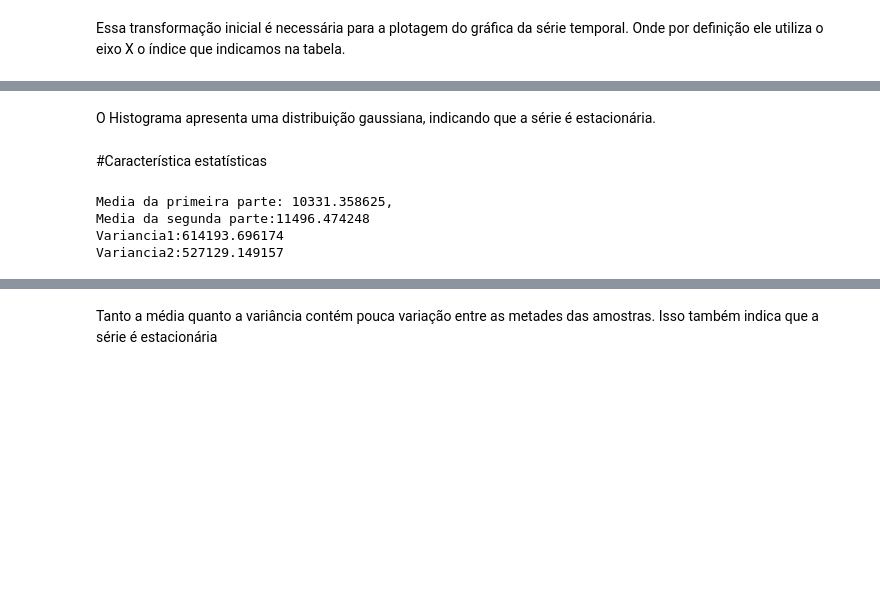
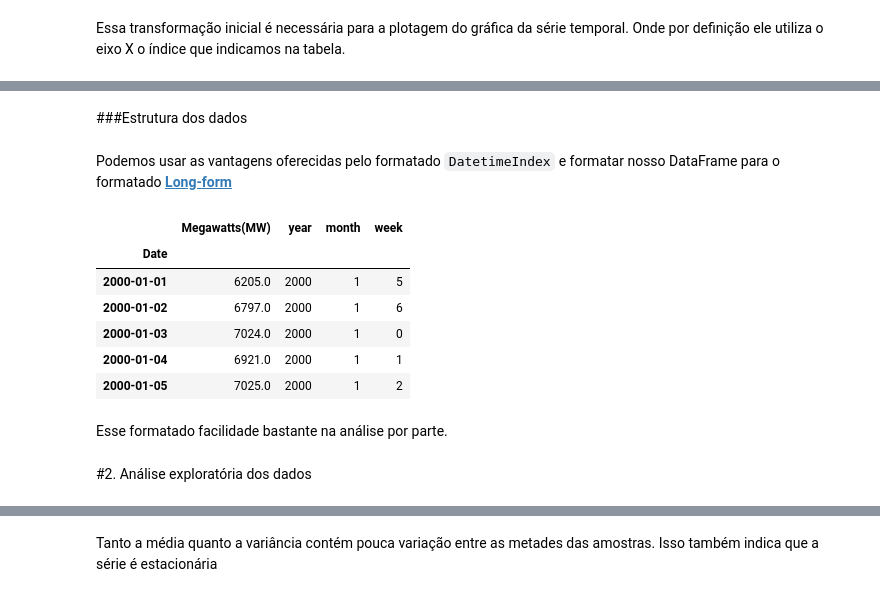
Before and after one commit to ailsonramon/timeseries, a Jupyter notebook: TS_daily_analysis_energy_2000_2021_Brazillian_Northeast_Region.ipynb, the cells around one changed output, grey strips where cells are left out. Cells and saved outputs as stored; diff of their text form; code cells hidden in the pictures; blank space fills up the shorter version.

````diff
--- a/TS_daily_analysis_energy_2000_2021_Brazillian_Northeast_Region.ipynb
+++ b/TS_daily_analysis_energy_2000_2021_Brazillian_Northeast_Region.ipynb
@@ -157,19 +118,21 @@ plt.show()
-# %% [markdown]
-O Histograma apresenta uma distribuição gaussiana, indicando que a série é estacionária.
-# %% [markdown]
-#Característica estatísticas
-# %%
-X = ts_50_per
-split = len(X) // 2
-X1, X2 = X[0:split], X[split:]
-mean1, mean2 = X1.mean(), X2.mean()
-
-var1, var2 = X1.var(), X2.var()
-print("Media da primeira parte: %f, \nMedia da segunda parte:%f" %(mean1, mean2))
-#print(f"variancia1:{var1} \nvariancia2:{var2}")
-print("Variancia1:%f\nVariancia2:%f" % (var1,var2))
-# %% [output]
-Media da primeira parte: 10331.358625,
-Media da segunda parte:11496.474248
-Variancia1:614193.696174
-Variancia2:527129.149157
+# %% [markdown]
+###Estrutura dos dados
+# %% [markdown]
+Podemos usar as vantagens oferecidas pelo formatado ```DatetimeIndex``` e formatar nosso DataFrame para o formatado [**Long-form**](https:////seaborn.pydata.org/tutorial/data_structure.html)
+# %%
+df["year"] =  df.index.year
+df["month"] = df.index.month
+df["week"] = df.index.weekday
+df.head()
+# %% [output]
+|  | Megawatts(MW) | year | month | week |
+| Date |  |  |  |  |
+| 2000-01-01 | 6205.0 | 2000 | 1 | 5 |
+| 2000-01-02 | 6797.0 | 2000 | 1 | 6 |
+| 2000-01-03 | 7024.0 | 2000 | 1 | 0 |
+| 2000-01-04 | 6921.0 | 2000 | 1 | 1 |
+| 2000-01-05 | 7025.0 | 2000 | 1 | 2 |
+# %% [markdown]
+Esse formatado facilidade bastante na análise por parte.
+# %% [markdown]
+#2. Análise exploratória dos dados
````
Also changed, not shown: parts of 75 cells of this notebook.
